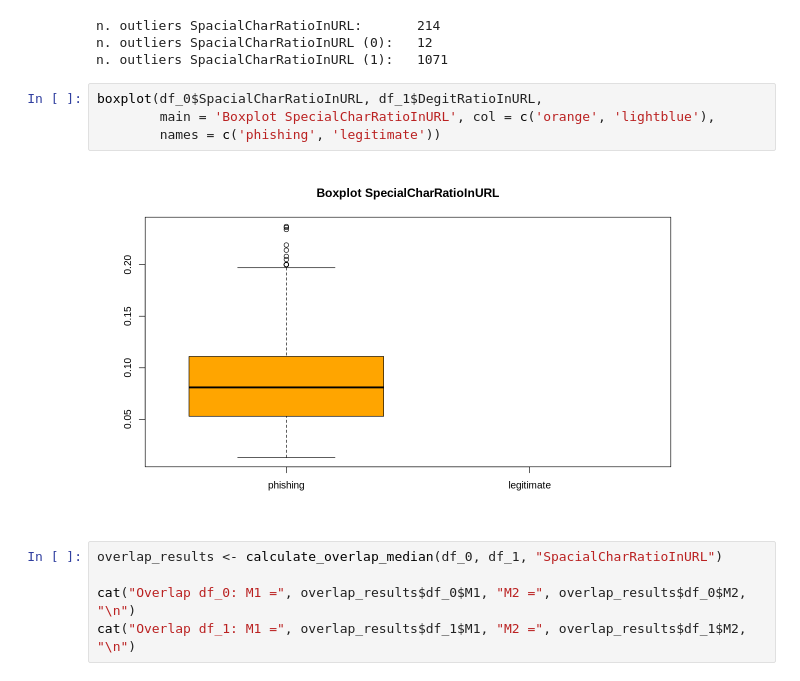
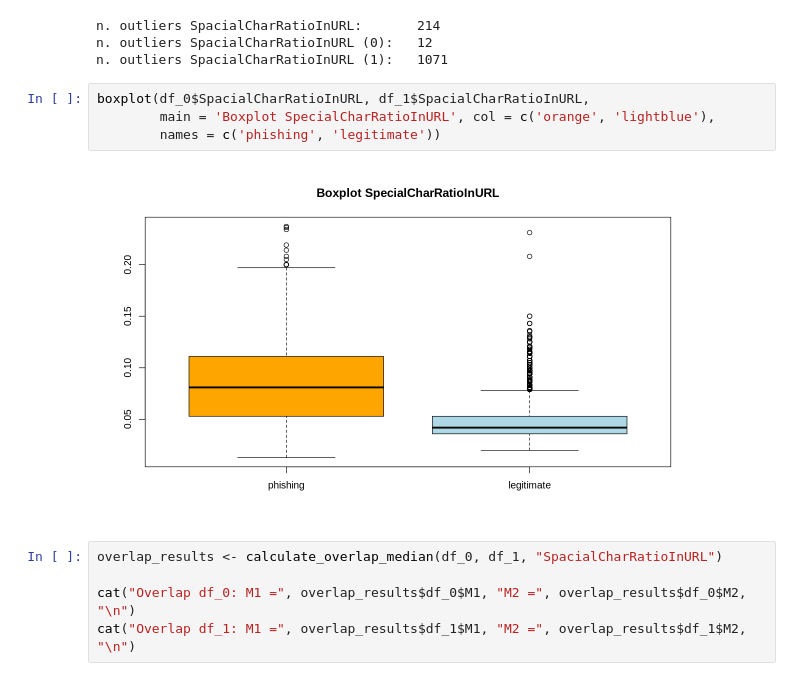
Before and after one commit to raffaele-aurucci/Phishing_URLs_Analysis, a Jupyter notebook: 1.preprocessing_real_ds.ipynb, the cells around one changed output. Saved outputs shown, nothing was run; the diff lists cells and outputs as text.

```diff
--- a/1.preprocessing_real_ds.ipynb
+++ b/1.preprocessing_real_ds.ipynb
@@ -2428,11 +2789,11 @@ n. outliers SpacialCharRatioInURL:       214
 n. outliers SpacialCharRatioInURL (0):   12
 n. outliers SpacialCharRatioInURL (1):   1071
 # %%
-boxplot(df_0$SpacialCharRatioInURL, df_1$DegitRatioInURL,
+boxplot(df_0$SpacialCharRatioInURL, df_1$SpacialCharRatioInURL,
         main = 'Boxplot SpecialCharRatioInURL', col = c('orange', 'lightblue'),
         names = c('phishing', 'legitimate'))
 # %% [output]
-[figure, old version]
+[figure, new version]
 # %%
 overlap_results <- calculate_overlap_median(df_0, df_1, "SpacialCharRatioInURL")
 
```
Also changed, not shown: parts of 182 cells of this notebook, 1 other file.
